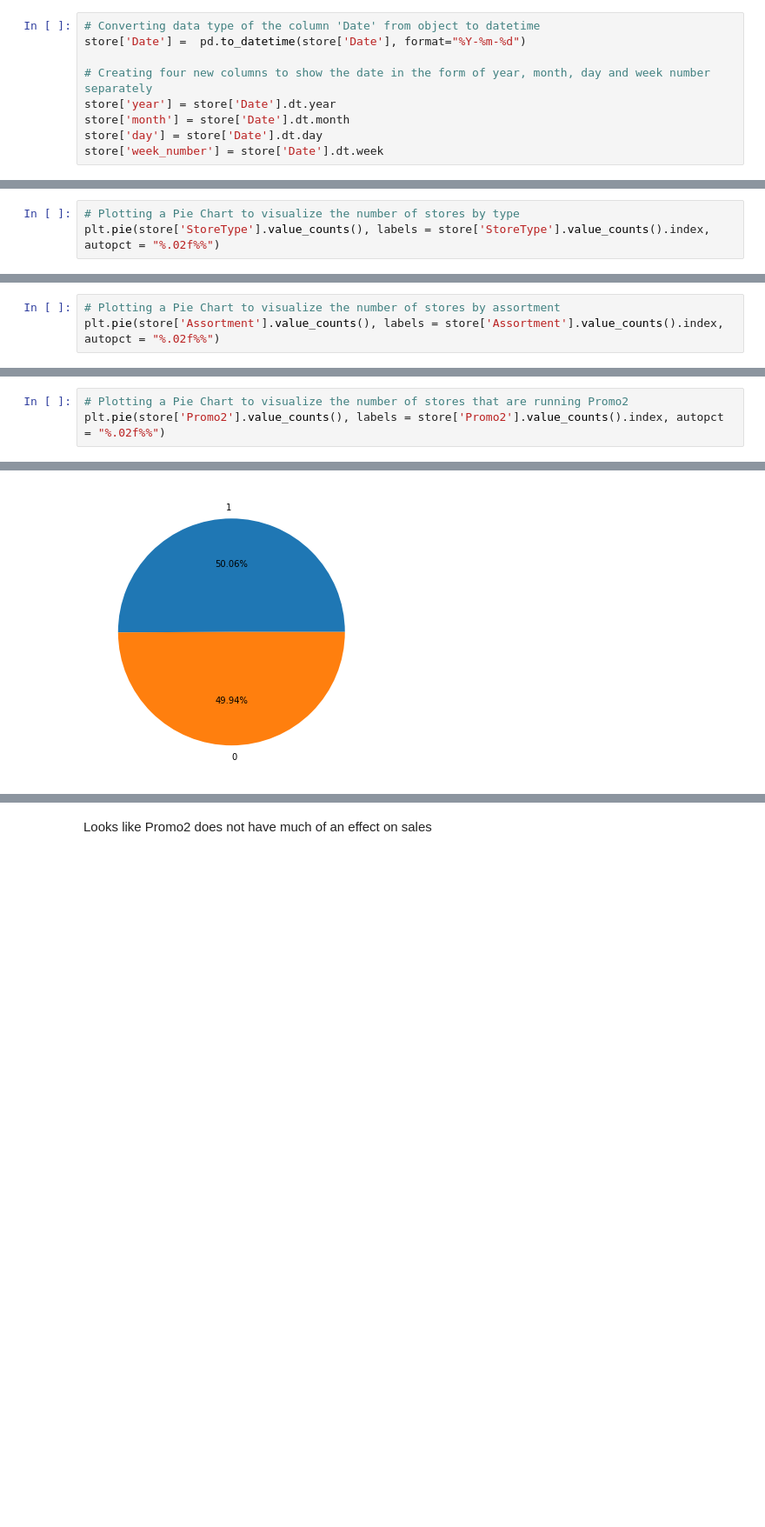
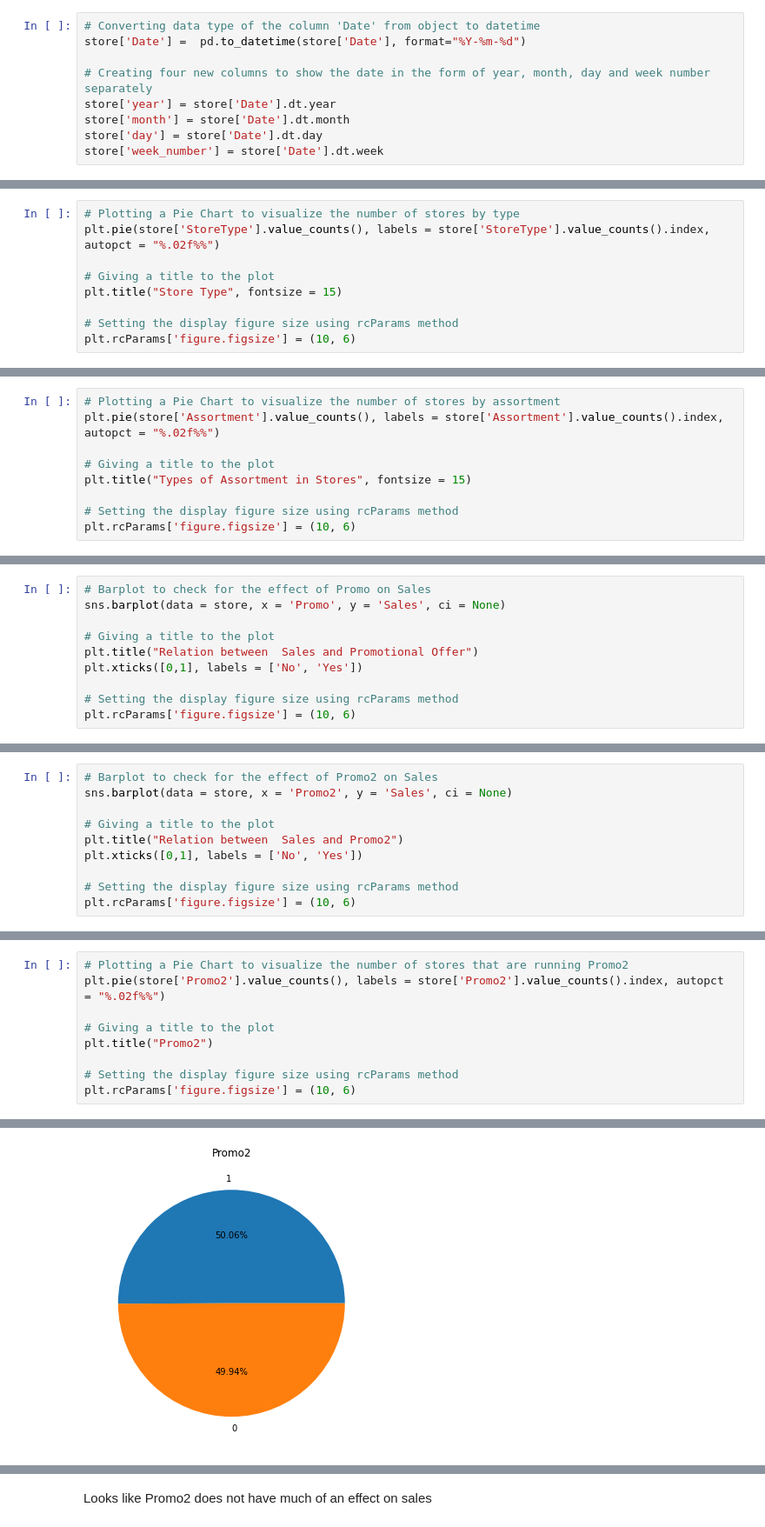
Before and after one commit to priyaregit/Rossmann-Sales-Prediction_Regression_Capstone-Project, a Jupyter notebook: Rossmann_Sales_Prediction_Capstone_Project_2_Supriya.ipynb, the cells around one changed output, grey strips where cells are left out. Shown at 87% size. Cells and saved outputs as stored; diff of their text form; blank space fills up the shorter version.

```diff
--- a/Rossmann_Sales_Prediction_Capstone_Project_2_Supriya.ipynb
+++ b/Rossmann_Sales_Prediction_Capstone_Project_2_Supriya.ipynb
@@ -308,4 +331,10 @@ store['week_number'] = store['Date'].dt.week
 # %%
 # Plotting a Pie Chart to visualize the number of stores by type
 plt.pie(store['StoreType'].value_counts(), labels = store['StoreType'].value_counts().index, autopct = "%.02f%%")
+
+# Giving a title to the plot
+plt.title("Store Type", fontsize = 15)
+
+# Setting the display figure size using rcParams method
+plt.rcParams['figure.figsize'] = (10, 6)
 # %% [output]
@@ -332,4 +349,10 @@ Text(0.5, 1.0, 'Sales based on Store type')
 # %%
 # Plotting a Pie Chart to visualize the number of stores by assortment
 plt.pie(store['Assortment'].value_counts(), labels = store['Assortment'].value_counts().index, autopct = "%.02f%%")
+
+# Giving a title to the plot
+plt.title("Types of Assortment in Stores", fontsize = 15)
+
+# Setting the display figure size using rcParams method
+plt.rcParams['figure.figsize'] = (10, 6)
 # %% [output]
@@ -352,0 +367,10 @@ Text(0.5, 1.0, 'Assortment vs Sales')
+# %%
+# Barplot to check for the effect of Promo on Sales
+sns.barplot(data = store, x = 'Promo', y = 'Sales', ci = None)
+
+# Giving a title to the plot
+plt.title("Relation between  Sales and Promotional Offer")
+plt.xticks([0,1], labels = ['No', 'Yes'])
+
+# Setting the display figure size using rcParams method
+plt.rcParams['figure.figsize'] = (10, 6)
@@ -352,0 +379,10 @@ Text(0.5, 1.0, 'Assortment vs Sales')
+# %%
+# Barplot to check for the effect of Promo2 on Sales
+sns.barplot(data = store, x = 'Promo2', y = 'Sales', ci = None)
+
+# Giving a title to the plot
+plt.title("Relation between  Sales and Promo2")
+plt.xticks([0,1], labels = ['No', 'Yes'])
+
+# Setting the display figure size using rcParams method
+plt.rcParams['figure.figsize'] = (10, 6)
@@ -353,4 +391,10 @@ Text(0.5, 1.0, 'Assortment vs Sales')
 # %%
 # Plotting a Pie Chart to visualize the number of stores that are running Promo2
 plt.pie(store['Promo2'].value_counts(), labels = store['Promo2'].value_counts().index, autopct = "%.02f%%")
+
+# Giving a title to the plot
+plt.title("Promo2")
+
+# Setting the display figure size using rcParams method
+plt.rcParams['figure.figsize'] = (10, 6)
 # %% [output]
@@ -363 +401 @@ plt.pie(store['Promo2'].value_counts(), labels = store['Promo2'].value_counts().
-[figure, old version]
+[figure, new version]
```
Also changed, not shown: parts of 82 cells of this notebook.
